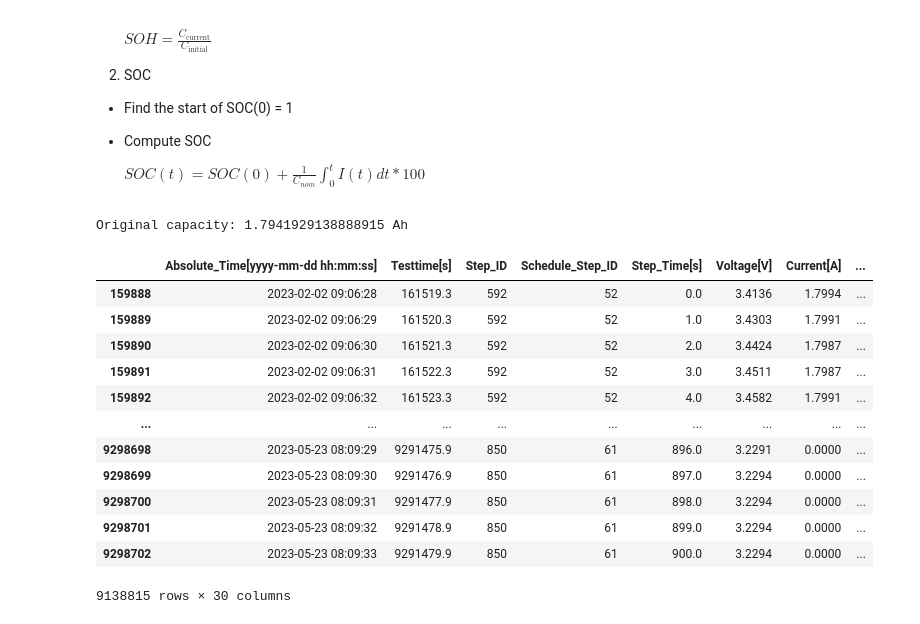
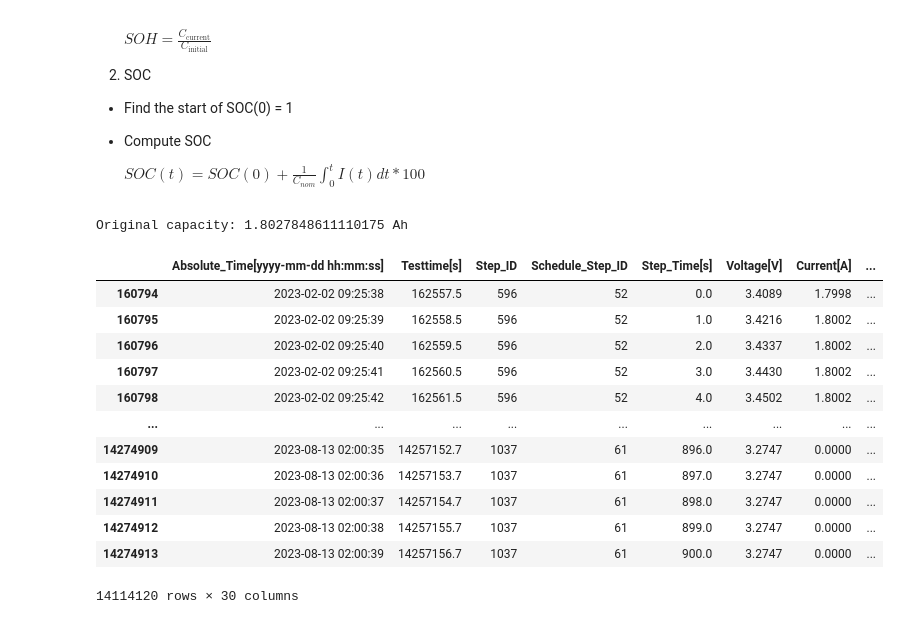
Before and after one commit to zzhuqshun/Thesis, a Jupyter notebook: 01_Datenaufbereitung/Data.ipynb, the cells around one changed output. Drawn from its saved outputs; the diff is of its cells as text; code cells hidden in the pictures.

```diff
--- a/01_Datenaufbereitung/Data.ipynb
+++ b/01_Datenaufbereitung/Data.ipynb
@@ -34,7 +34,7 @@ from tqdm import tqdm
 # %% [markdown]
 ## 2. Plot erstellen
 # %%
-df_file = pd.read_parquet("../MGFarm_18650_Dataframes/MGFarm_18650_C13/df.parquet")
+df_file = pd.read_parquet("..\MGFarm_18650_Dataframes\MGFarm_18650_C21\df.parquet")
 df_file['Absolute_Time[yyyy-mm-dd hh:mm:ss]'] = pd.to_datetime(df_file['Absolute_Time[yyyy-mm-dd hh:mm:ss]'])
 # %%
 # Data filter
@@ -178,47 +178,47 @@ for idx, row in tqdm(filtered_data.iterrows(), total=len(filtered_data), desc="P
 
     if row['Absolute_Time[yyyy-mm-dd hh:mm:ss]'] >= soc_start and C_nom:
     # Calculate SOC
         delta_soc = (row['Current[A]'] * row['Time_diff']) / C_nom
         soc_t = soc_t0 + delta_soc
         # Reset SOC after CV phase from every Capacity test
         if row['Schedule_Step_ID'] == 5:
             soc_t = 1.0  # Fully charged during CV phase
         elif row['Voltage[V]'] >= V_max:
             soc_t = 1.0  # SOC at 1.0 if voltage is at maximum
         elif row['Voltage[V]'] <= V_min:
             soc_t = 0.0  # SOC if voltage is at minimum
 
         soc_t = max(0.0, min(soc_t, 1.0))
         soc_values.append((idx, soc_t))
         soc_t0 = soc_t
 
 print(f"Original capacity: {abs(C_initial)} Ah")
 
 for idx, soh_value in tqdm(soh_values, total=len(soh_values), desc="Updating SOH"):
     filtered_data.loc[idx, 'SOH_ZHU'] = soh_value
 
 filtered_data['SOH_ZHU'] = filtered_data['SOH_ZHU'].interpolate(method='linear')
 
 for idx, soc_value in tqdm(soc_values, total=len(soc_values), desc="Updating SOC"):
     filtered_data.loc[idx, 'SOC_ZHU'] = soc_value
 
-filtered_data.to_parquet('df_09.parquet',index = False)
+filtered_data.to_parquet('df_21.parquet',index = False)
 filtered_data
 # %% [output]
-Original capacity: 1.7941929138888915 Ah
+Original capacity: 1.8027848611110175 Ah
 |  | Absolute_Time[yyyy-mm-dd hh:mm:ss] | Testtime[s] | Step_ID | Schedule_Step_ID | Step_Time[s] | Voltage[V] | Current[A] | ... |
-| 159888 | 2023-02-02 09:06:28 | 161519.3 | 592 | 52 | 0.0 | 3.4136 | 1.7994 | ... |
-| 159889 | 2023-02-02 09:06:29 | 161520.3 | 592 | 52 | 1.0 | 3.4303 | 1.7991 | ... |
-| 159890 | 2023-02-02 09:06:30 | 161521.3 | 592 | 52 | 2.0 | 3.4424 | 1.7987 | ... |
-| 159891 | 2023-02-02 09:06:31 | 161522.3 | 592 | 52 | 3.0 | 3.4511 | 1.7987 | ... |
-| 159892 | 2023-02-02 09:06:32 | 161523.3 | 592 | 52 | 4.0 | 3.4582 | 1.7991 | ... |
+| 160794 | 2023-02-02 09:25:38 | 162557.5 | 596 | 52 | 0.0 | 3.4089 | 1.7998 | ... |
+| 160795 | 2023-02-02 09:25:39 | 162558.5 | 596 | 52 | 1.0 | 3.4216 | 1.8002 | ... |
+| 160796 | 2023-02-02 09:25:40 | 162559.5 | 596 | 52 | 2.0 | 3.4337 | 1.8002 | ... |
+| 160797 | 2023-02-02 09:25:41 | 162560.5 | 596 | 52 | 3.0 | 3.4430 | 1.8002 | ... |
+| 160798 | 2023-02-02 09:25:42 | 162561.5 | 596 | 52 | 4.0 | 3.4502 | 1.8002 | ... |
 | ... | ... | ... | ... | ... | ... | ... | ... | ... |
-| 9298698 | 2023-05-23 08:09:29 | 9291475.9 | 850 | 61 | 896.0 | 3.2291 | 0.0000 | ... |
-| 9298699 | 2023-05-23 08:09:30 | 9291476.9 | 850 | 61 | 897.0 | 3.2294 | 0.0000 | ... |
-| 9298700 | 2023-05-23 08:09:31 | 9291477.9 | 850 | 61 | 898.0 | 3.2294 | 0.0000 | ... |
-| 9298701 | 2023-05-23 08:09:32 | 9291478.9 | 850 | 61 | 899.0 | 3.2294 | 0.0000 | ... |
-| 9298702 | 2023-05-23 08:09:33 | 9291479.9 | 850 | 61 | 900.0 | 3.2294 | 0.0000 | ... |
+| 14274909 | 2023-08-13 02:00:35 | 14257152.7 | 1037 | 61 | 896.0 | 3.2747 | 0.0000 | ... |
+| 14274910 | 2023-08-13 02:00:36 | 14257153.7 | 1037 | 61 | 897.0 | 3.2747 | 0.0000 | ... |
+| 14274911 | 2023-08-13 02:00:37 | 14257154.7 | 1037 | 61 | 898.0 | 3.2747 | 0.0000 | ... |
+| 14274912 | 2023-08-13 02:00:38 | 14257155.7 | 1037 | 61 | 899.0 | 3.2747 | 0.0000 | ... |
+| 14274913 | 2023-08-13 02:00:39 | 14257156.7 | 1037 | 61 | 900.0 | 3.2747 | 0.0000 | ... |
-9138815 rows × 30 columns
+14114120 rows × 30 columns
 # %%
 plt.figure(figsize=(10, 8))
 plt.plot(filtered_data['Absolute_Time[yyyy-mm-dd hh:mm:ss]'], filtered_data['SOH_ZHU'], linestyle='-', color='blue', label='SOH_ZHU')
```
Also changed, not shown: parts of 2 cells of this notebook, 10 other files.
